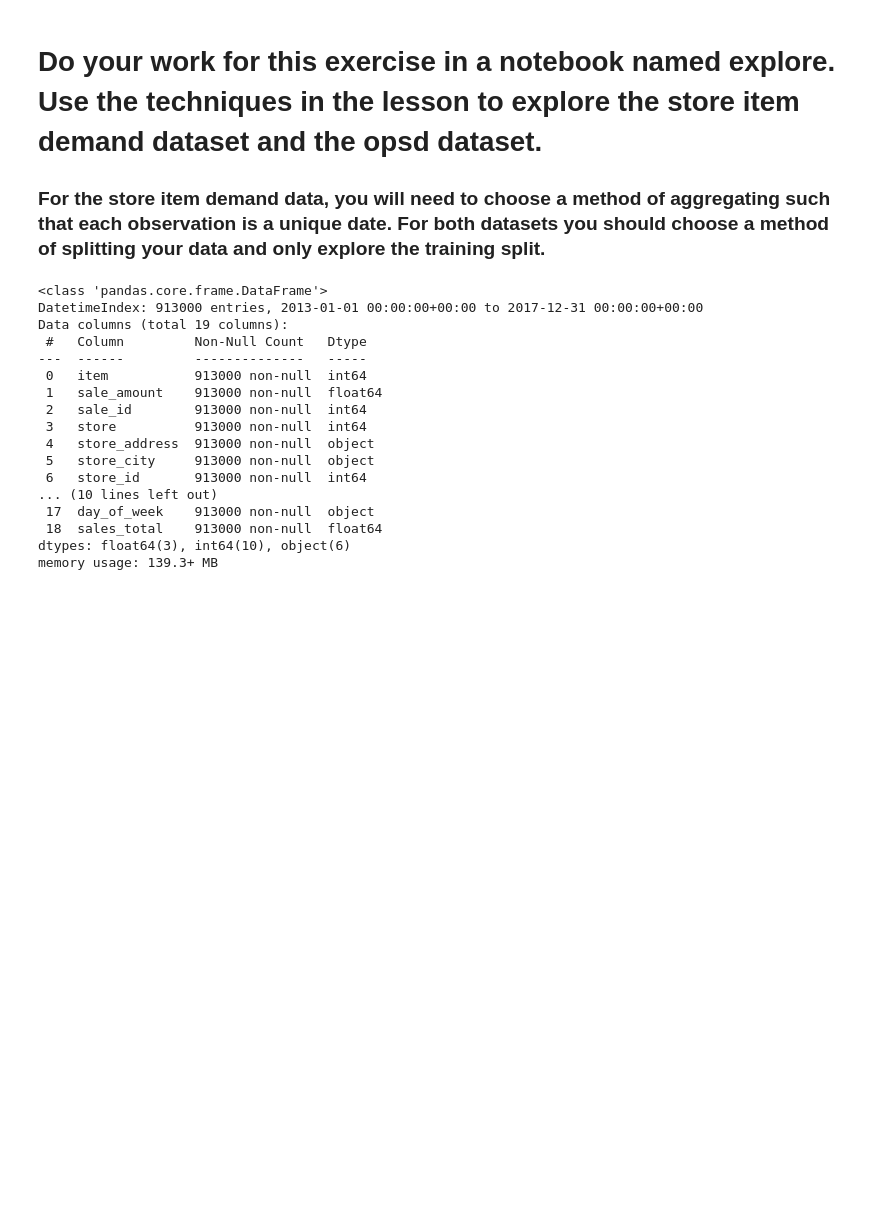
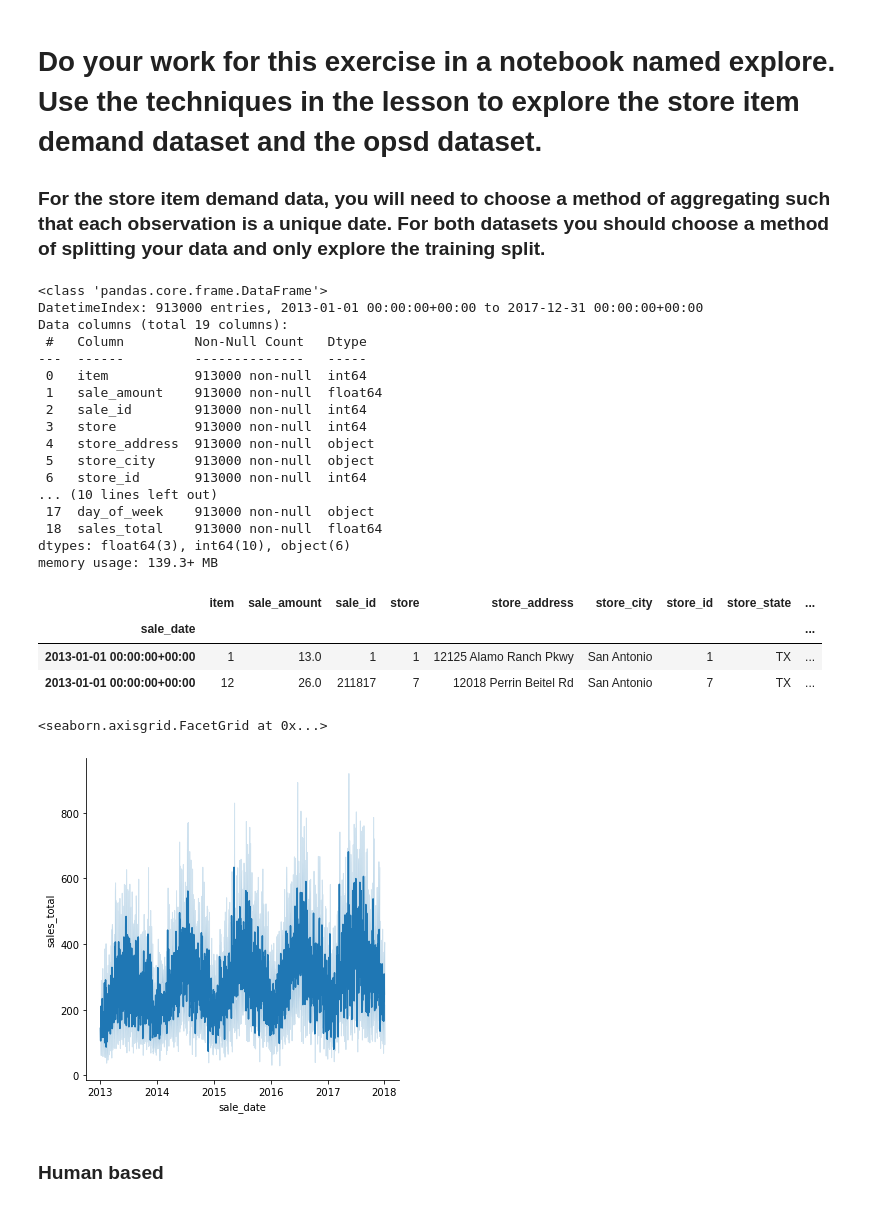
Before and after one commit to joshuamchavez2/time-series-analysis, a Jupyter notebook: Exploratory Analysis.ipynb, the cells around one changed output. Saved outputs shown, nothing was run; the diff lists cells and outputs as text; code cells hidden in the pictures; blank space fills up the shorter version.

```diff
--- a/Exploratory Analysis.ipynb
+++ b/Exploratory Analysis.ipynb
@@ -28,3 +29,10 @@ Data columns (total 19 columns):
  18  sales_total    913000 non-null  float64
 dtypes: float64(3), int64(10), object(6)
 memory usage: 139.3+ MB
+# %%
+df.head(2)
+# %% [output]
+|  | item | sale_amount | sale_id | store | store_address | store_city | store_id | store_state | ... |
+| sale_date |  |  |  |  |  |  |  |  | ... |
+| 2013-01-01 00:00:00+00:00 | 1 | 13.0 | 1 | 1 | 12125 Alamo Ranch Pkwy | San Antonio | 1 | TX | ... |
+| 2013-01-01 00:00:00+00:00 | 12 | 26.0 | 211817 | 7 | 12018 Perrin Beitel Rd | San Antonio | 7 | TX | ... |
@@ -32,0 +45,7 @@ df.to_csv('sales_prep.csv')
+# %%
+sns.relplot(data=df.sample(25000), x="sale_date", y="sales_total", kind="line")
+# %% [output]
+<seaborn.axisgrid.FacetGrid at 0x...>
+[figure, added]
+# %% [markdown]
+### Human based
```
Also changed, not shown: parts of 34 cells of this notebook.
